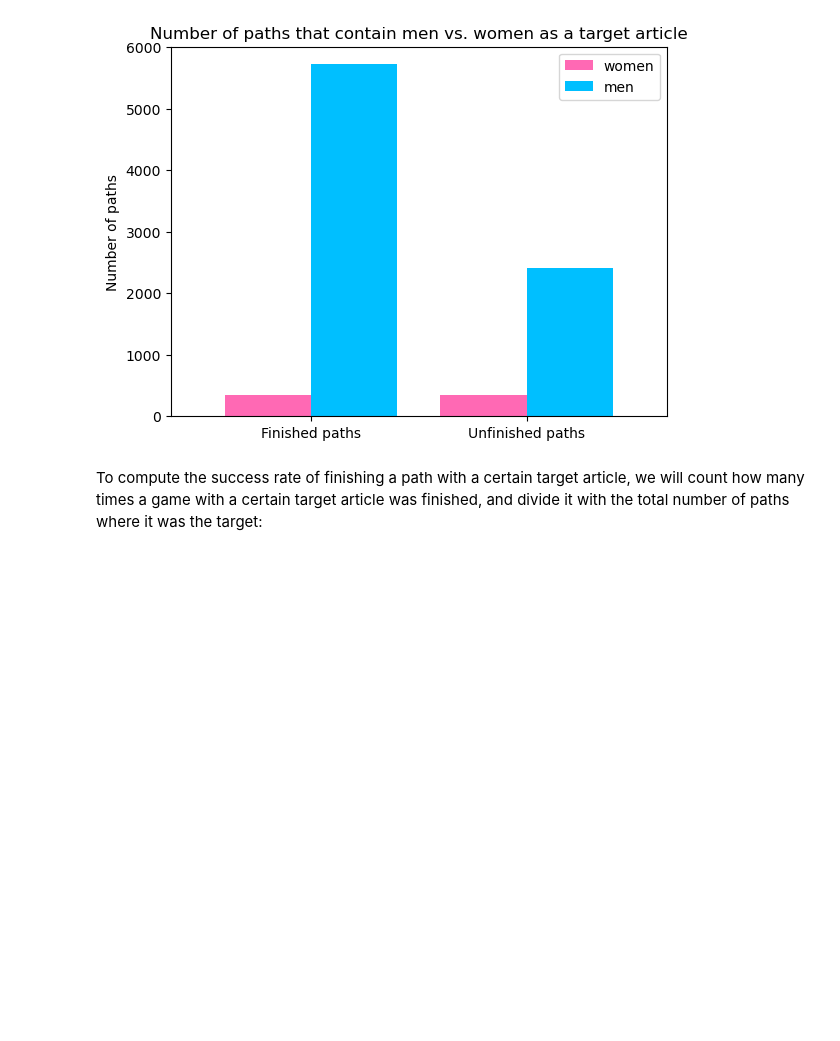
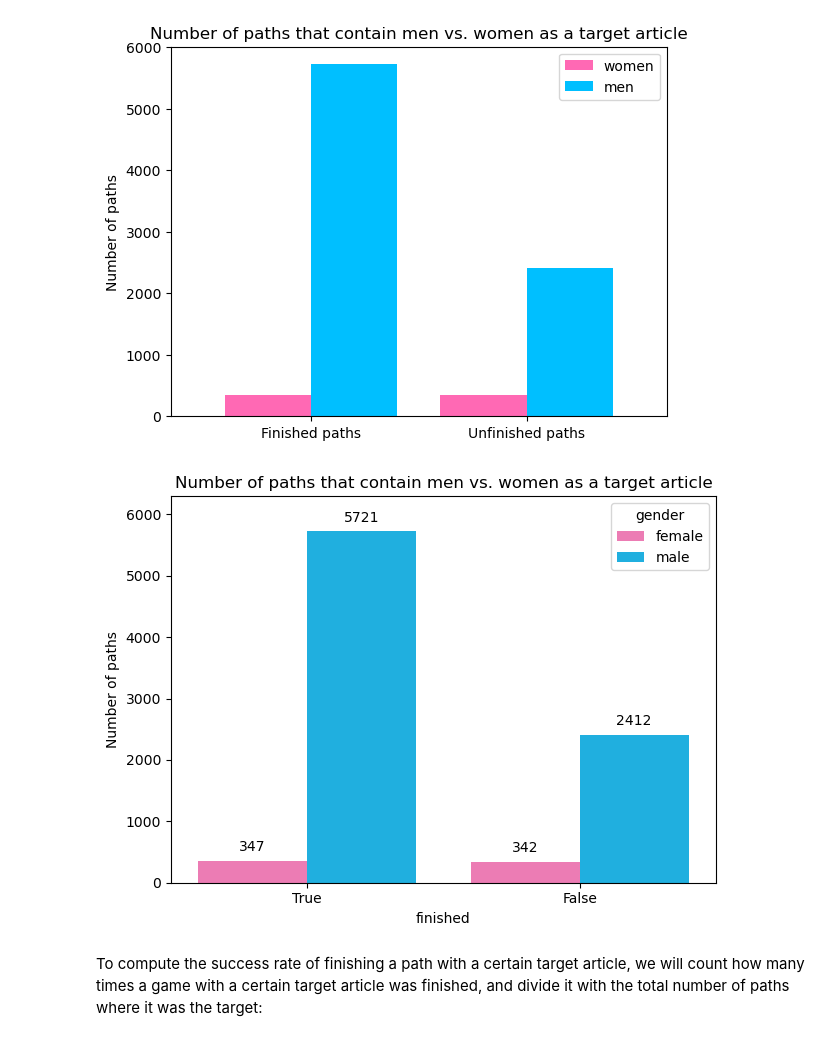
Before and after one commit to epfl-ada/ada-2022-project-metadata, a Jupyter notebook: project.ipynb, the cells around one changed output. Drawn from its saved outputs; the diff is of its cells as text; code cells hidden in the pictures; blank space fills up the shorter version.

Commit message:
update plots

```diff
--- a/project.ipynb
+++ b/project.ipynb
@@ -331,6 +332,19 @@ ax = compare_mv.plot.bar(rot=0, color = ['hotpink','deepskyblue'],
                          ylabel = 'Number of paths', width = 0.8)
 # %% [output]
 [figure]
+# %%
+ax = sns.countplot( data=people_target_paths, x = "finished", hue="gender",
+                    order = [True,False], hue_order=["female","male"], palette = ['hotpink','deepskyblue'])
+
+ax.set_title('Number of paths that contain men vs. women as a target article')
+ax.set_ylabel("Number of paths")
+ax.margins(y=0.1) # make room for the labels
+for bars in ax.containers:
+    ax.bar_label(bars, padding = 5)
+plt.tight_layout()
+plt.show()
+# %% [output]
+[figure, added]
 # %% [markdown]
 To compute the success rate of finishing a path with a certain target article, we will count how many times a game with a certain target article was finished, and divide it with the total number of paths where it was the target:
 # %%
```
Also changed, not shown: parts of 2 cells of this notebook.
